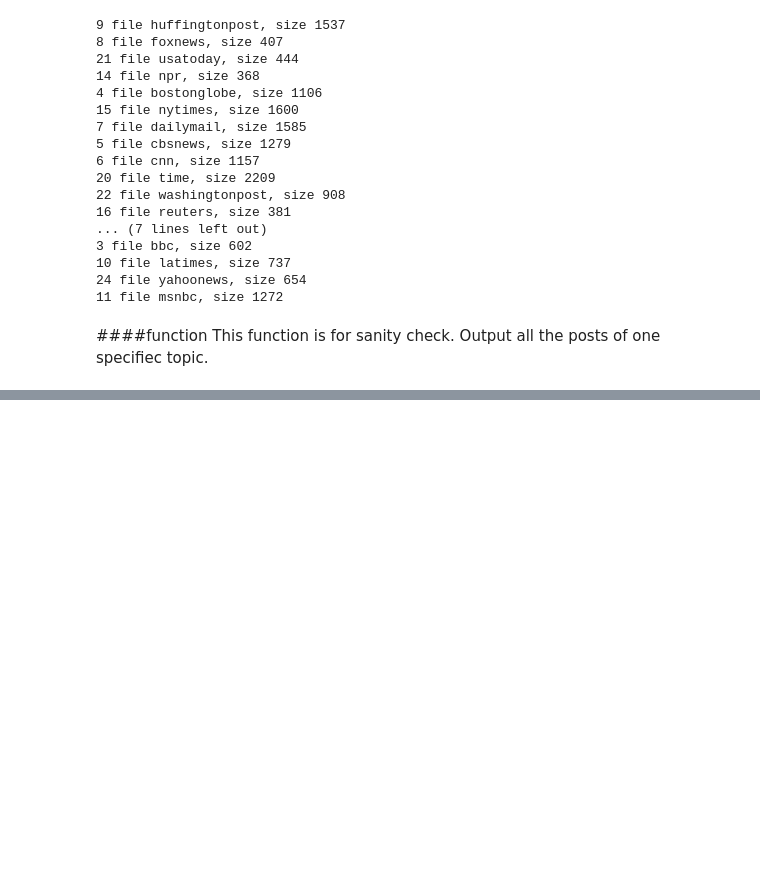
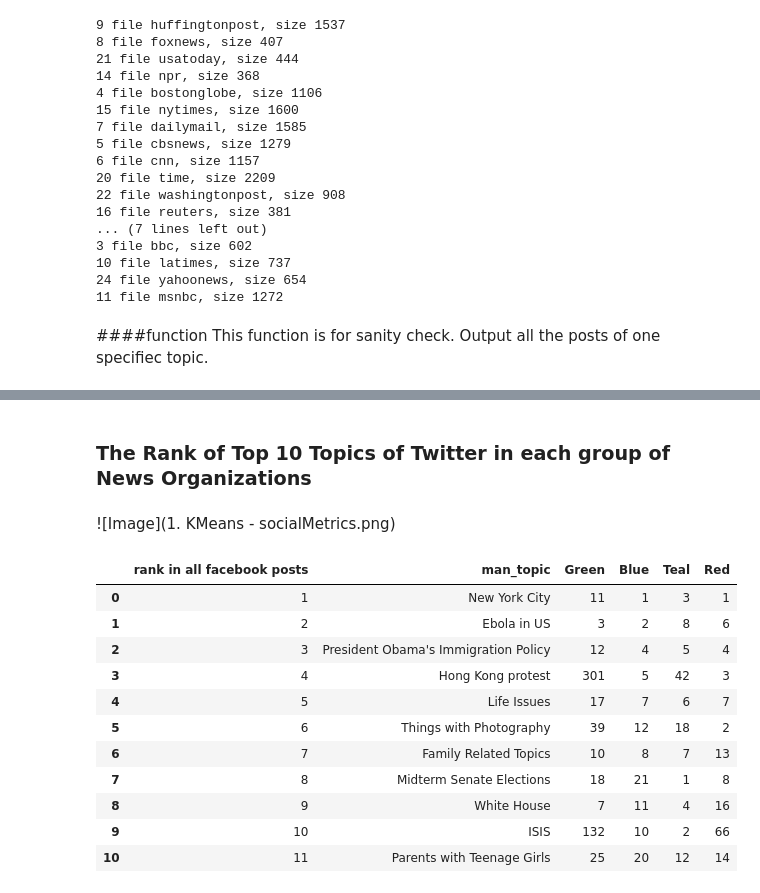
Before and after one commit to micahlanier/social-news, a Jupyter notebook: book/6_TopicModeling.ipynb, the cells around one changed output, grey strips where cells are left out. Cells and saved outputs as stored; diff of their text form; code cells hidden in the pictures; blank space fills up the shorter version.

Commit message:
Added 6_TopicModeling

```diff
--- a/book/6_TopicModeling.ipynb
+++ b/book/6_TopicModeling.ipynb
@@ -614,0 +644,9 @@ fb_orgtopictrank = []
+# %%
+def mantopictop(top_topics, man_topics):
+    man_df = pd.DataFrame({'topic_num': man_topics.keys(),
+                           'man_topic': man_topics.values()},
+                           columns = ['topic_num', 'man_topic'])
+    re_df = top_topics.merge(man_df, on='topic_num', how="inner")
+    re_df['rank'] = range(1,len(re_df)+1)
+    re_df.set_index('rank')
+    return re_df
@@ -614,0 +672,3 @@ fb_orgtopictrank = []
+# %%
+fb_top10_df = mantopictop(fb_top_topics, fb_man_topics)
+fb_top10_df[['rank', 'man_topic']].head(10)
@@ -614,0 +687,29 @@ fb_orgtopictrank = []
+# %% [markdown]
+### The Rank of Top 10 Topics of Twitter in each group of News Organizations
+# %% [markdown]
+![Image](1. KMeans - socialMetrics.png)
+# %%
+clusterNames = ['Green', 'Blue', 'Teal', 'Red']
+# %%
+def orgtopicrank(top10_df, orgtopictrank):
+    for i in xrange(len(orgtopictrank)):
+        rank_df = orgtopictrank[i].rename(columns={'rank':clusterNames[i]})
+        top10_df = top10_df.merge(rank_df, on='topic_num', how="left")
+    return top10_df
+# %%
+fb_orgtopicrank = orgtopicrank(fb_top10_df, fb_orgtopictrank)
+fb_orgtopicrank.rename(columns={'rank':'rank in all facebook posts'}, inplace=True)
+fb_orgtopicrank[['rank in all facebook posts', 'man_topic', clusterNames[0], clusterNames[1], clusterNames[2], clusterNames[3]]]
+# %% [output]
+|  | rank in all facebook posts | man_topic | Green | Blue | Teal | Red |
+| 0 | 1 | New York City | 11 | 1 | 3 | 1 |
+| 1 | 2 | Ebola in US | 3 | 2 | 8 | 6 |
+| 2 | 3 | President Obama's Immigration Policy | 12 | 4 | 5 | 4 |
+| 3 | 4 | Hong Kong protest | 301 | 5 | 42 | 3 |
+| 4 | 5 | Life Issues | 17 | 7 | 6 | 7 |
+| 5 | 6 | Things with Photography | 39 | 12 | 18 | 2 |
+| 6 | 7 | Family Related Topics | 10 | 8 | 7 | 13 |
+| 7 | 8 | Midterm Senate Elections | 18 | 21 | 1 | 8 |
+| 8 | 9 | White House | 7 | 11 | 4 | 16 |
+| 9 | 10 | ISIS | 132 | 10 | 2 | 66 |
+| 10 | 11 | Parents with Teenage Girls | 25 | 20 | 12 | 14 |
```
Also changed, not shown: parts of 18 cells of this notebook.
